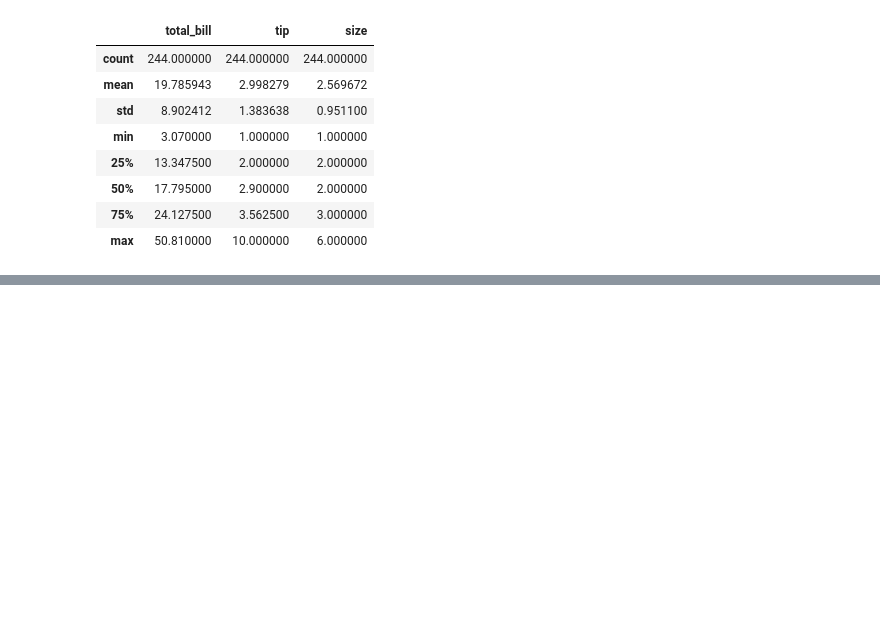
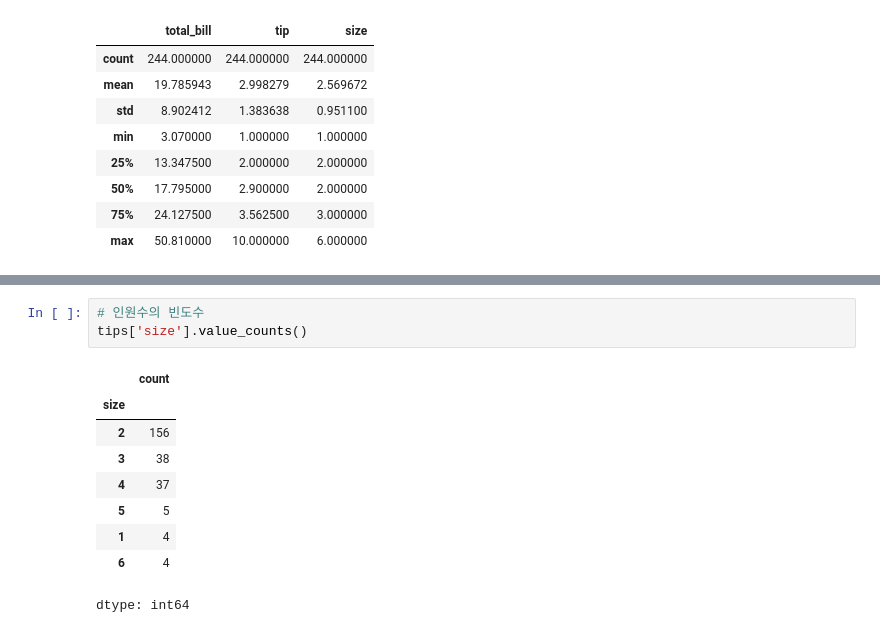
Before and after one commit to JakeOh/202511_BD53, a Jupyter notebook: lab_python/da03_dataframe.ipynb, the cells around one changed output, grey strips where cells are left out. Drawn from its saved outputs; the diff is of its cells as text; blank space fills up the shorter version.

```diff
--- a/lab_python/da03_dataframe.ipynb
+++ b/lab_python/da03_dataframe.ipynb
@@ -115,0 +154,13 @@ tips.describe()
+# %%
+# 인원수의 빈도수
+tips['size'].value_counts()
+# %% [output]
+|  | count |
+| size |  |
+| 2 | 156 |
+| 3 | 38 |
+| 4 | 37 |
+| 5 | 5 |
+| 1 | 4 |
+| 6 | 4 |
+dtype: int64
```
Also changed, not shown: parts of 14 cells of this notebook.
